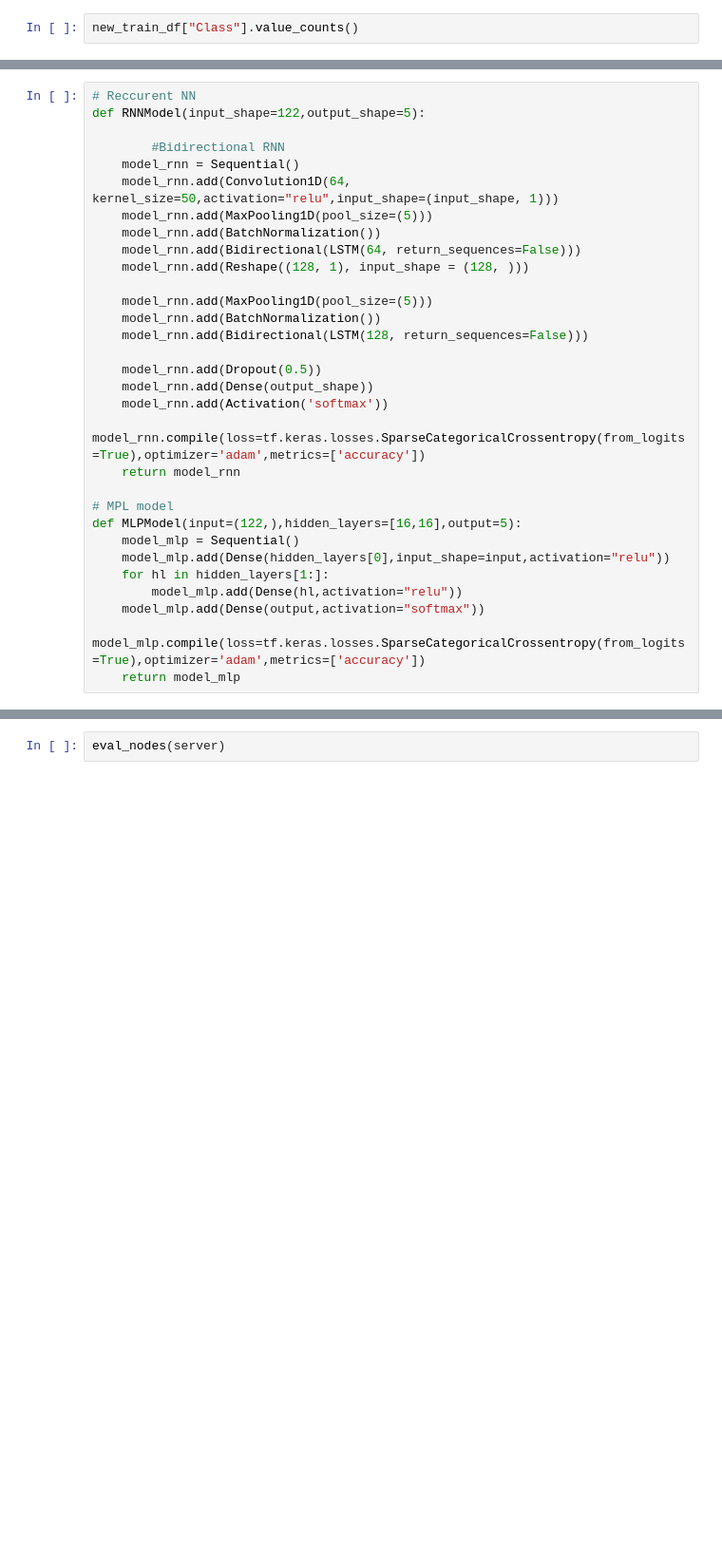
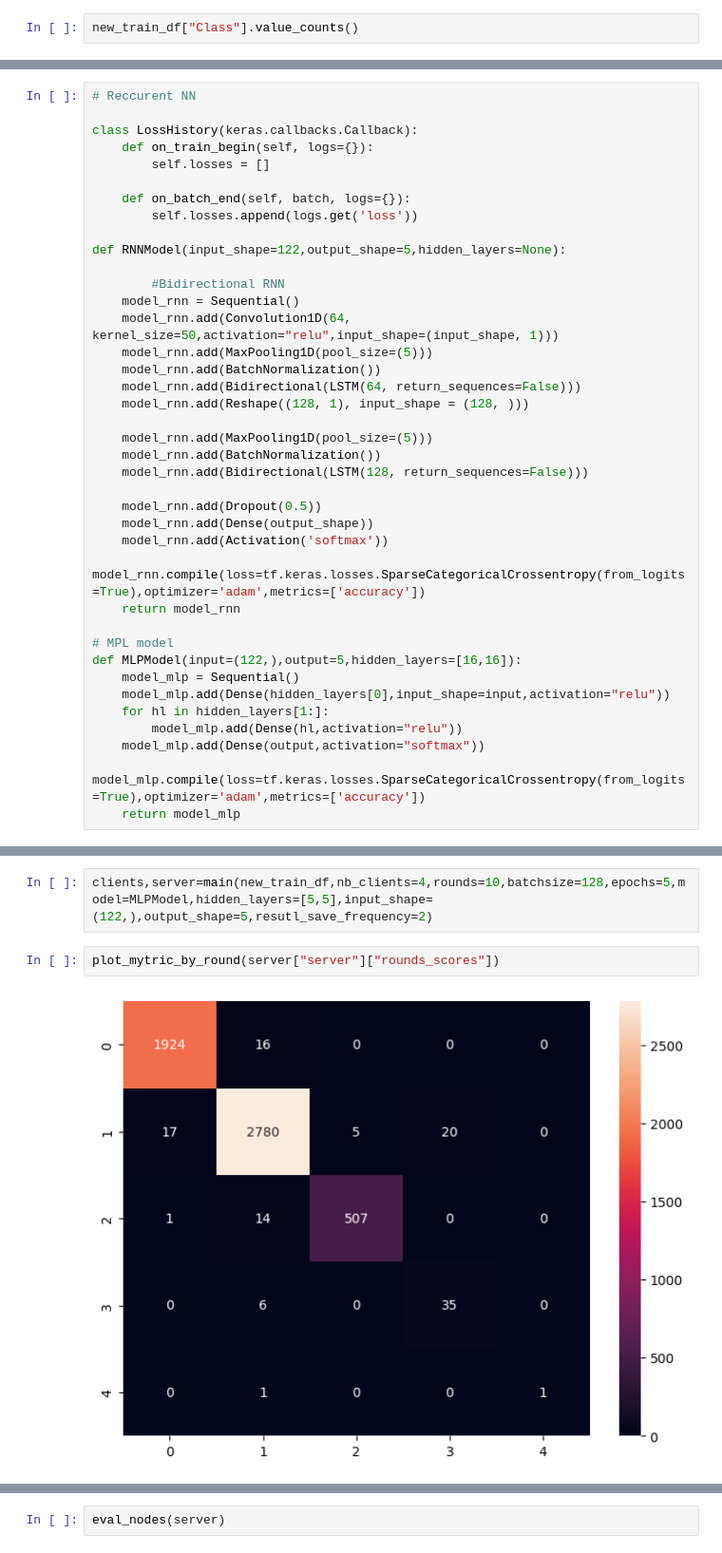
Before and after one commit to NAITSLIMANIkamel/federated_learning, a Jupyter notebook: NSL_KDD_Final.ipynb, the cells around one changed output, grey strips where cells are left out. Shown at 95% size. Drawn from its saved outputs; the diff is of its cells as text; blank space fills up the shorter version.

```diff
--- a/NSL_KDD_Final.ipynb
+++ b/NSL_KDD_Final.ipynb
@@ -272,6 +282,14 @@ for i, datafolder in enumerate(datafolders):
 # %%
 # Reccurent NN
-def RNNModel(input_shape=122,output_shape=5):
+
+class LossHistory(keras.callbacks.Callback):
+    def on_train_begin(self, logs={}):
+        self.losses = []
+
+    def on_batch_end(self, batch, logs={}):
+        self.losses.append(logs.get('loss'))
+
+def RNNModel(input_shape=122,output_shape=5,hidden_layers=None):
 
         #Bidirectional RNN
     model_rnn = Sequential()
@@ -292,7 +310,7 @@ def RNNModel(input_shape=122,output_shape=5):
     return model_rnn
 
 # MPL model
-def MLPModel(input=(122,),hidden_layers=[16,16],output=5):
+def MLPModel(input=(122,),output=5,hidden_layers=[16,16]):
     model_mlp = Sequential()
     model_mlp.add(Dense(hidden_layers[0],input_shape=input,activation="relu"))
     for hl in hidden_layers[1:]:
@@ -455,0 +458,6 @@ model.get_params()
+# %%
+clients,server=main(new_train_df,nb_clients=4,rounds=10,batchsize=128,epochs=5,model=MLPModel,hidden_layers=[5,5],input_shape=(122,),output_shape=5,resutl_save_frequency=2)
+# %%
+plot_mytric_by_round(server["server"]["rounds_scores"])
+# %% [output]
+[figure, added]
```
Also changed, not shown: parts of 13 cells of this notebook, 10 other files.
